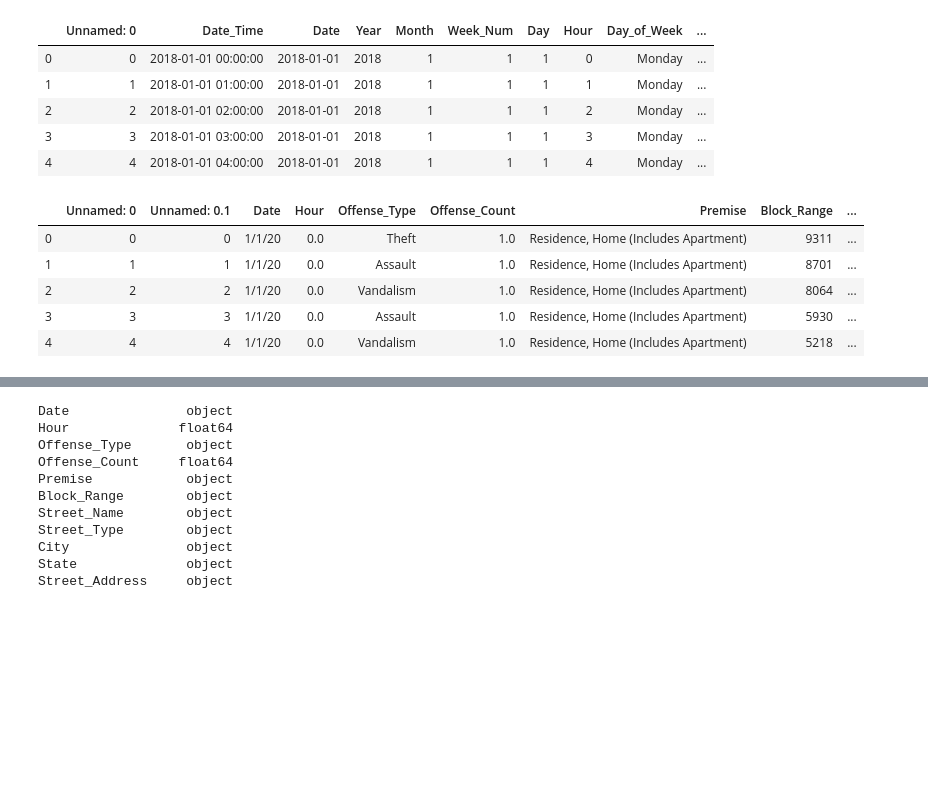
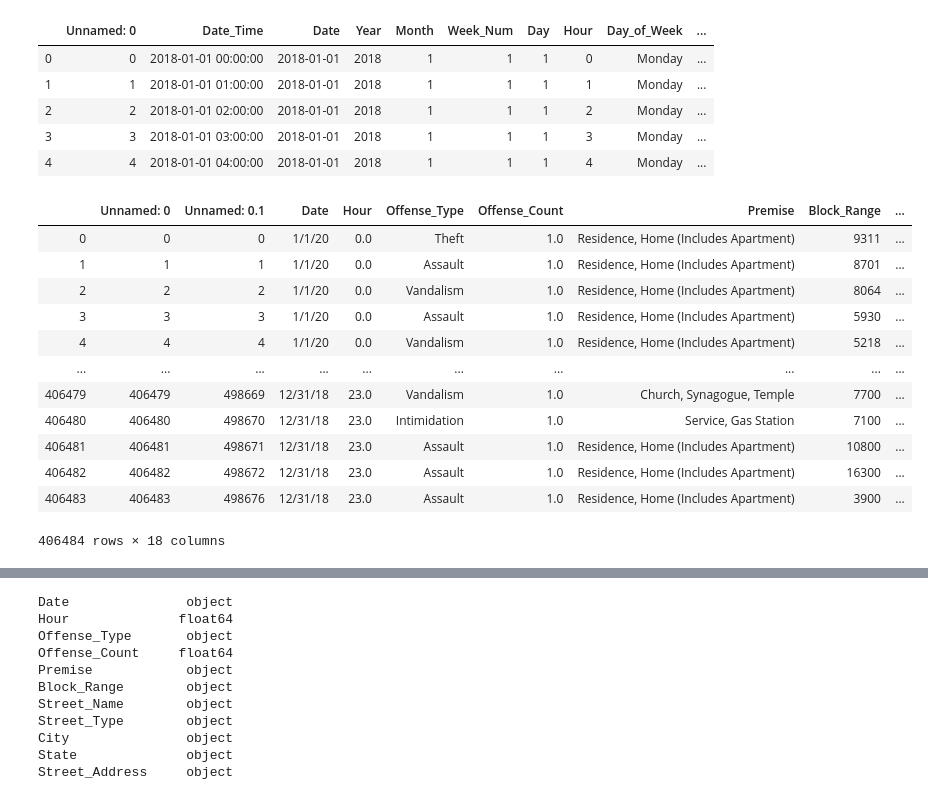
Before and after one commit to florin-vasiliu/Houston-Crime-Analysis, a Jupyter notebook: DataMerging.ipynb, the cells around one changed output, grey strips where cells are left out. Drawn from its saved outputs; the diff is of its cells as text; code cells hidden in the pictures; blank space fills up the shorter version.

Commit message:
data cleaning

```diff
--- a/DataMerging.ipynb
+++ b/DataMerging.ipynb
@@ -14,14 +14,21 @@ houston_weather.head()
 | 3 | 3 | 2018-01-01 03:00:00 | 2018-01-01 | 2018 | 1 | 1 | 1 | 3 | Monday | ... |
 | 4 | 4 | 2018-01-01 04:00:00 | 2018-01-01 | 2018 | 1 | 1 | 1 | 4 | Monday | ... |
 # %%
-crime_data.head()
+crime_data
 # %% [output]
 |  | Unnamed: 0 | Unnamed: 0.1 | Date | Hour | Offense_Type | Offense_Count | Premise | Block_Range | ... |
 | 0 | 0 | 0 | 1/1/20 | 0.0 | Theft | 1.0 | Residence, Home (Includes Apartment) | 9311 | ... |
 | 1 | 1 | 1 | 1/1/20 | 0.0 | Assault | 1.0 | Residence, Home (Includes Apartment) | 8701 | ... |
 | 2 | 2 | 2 | 1/1/20 | 0.0 | Vandalism | 1.0 | Residence, Home (Includes Apartment) | 8064 | ... |
 | 3 | 3 | 3 | 1/1/20 | 0.0 | Assault | 1.0 | Residence, Home (Includes Apartment) | 5930 | ... |
 | 4 | 4 | 4 | 1/1/20 | 0.0 | Vandalism | 1.0 | Residence, Home (Includes Apartment) | 5218 | ... |
+| ... | ... | ... | ... | ... | ... | ... | ... | ... | ... |
+| 406479 | 406479 | 498669 | 12/31/18 | 23.0 | Vandalism | 1.0 | Church, Synagogue, Temple | 7700 | ... |
+| 406480 | 406480 | 498670 | 12/31/18 | 23.0 | Intimidation | 1.0 | Service, Gas Station | 7100 | ... |
+| 406481 | 406481 | 498671 | 12/31/18 | 23.0 | Assault | 1.0 | Residence, Home (Includes Apartment) | 10800 | ... |
+| 406482 | 406482 | 498672 | 12/31/18 | 23.0 | Assault | 1.0 | Residence, Home (Includes Apartment) | 16300 | ... |
+| 406483 | 406483 | 498676 | 12/31/18 | 23.0 | Assault | 1.0 | Residence, Home (Includes Apartment) | 3900 | ... |
+406484 rows × 18 columns
 # %%
 #sort crime df
 crime_data = crime_data.sort_values(["Date", "Hour"])
```
Also changed, not shown: parts of 5 cells of this notebook, 2 other files.
